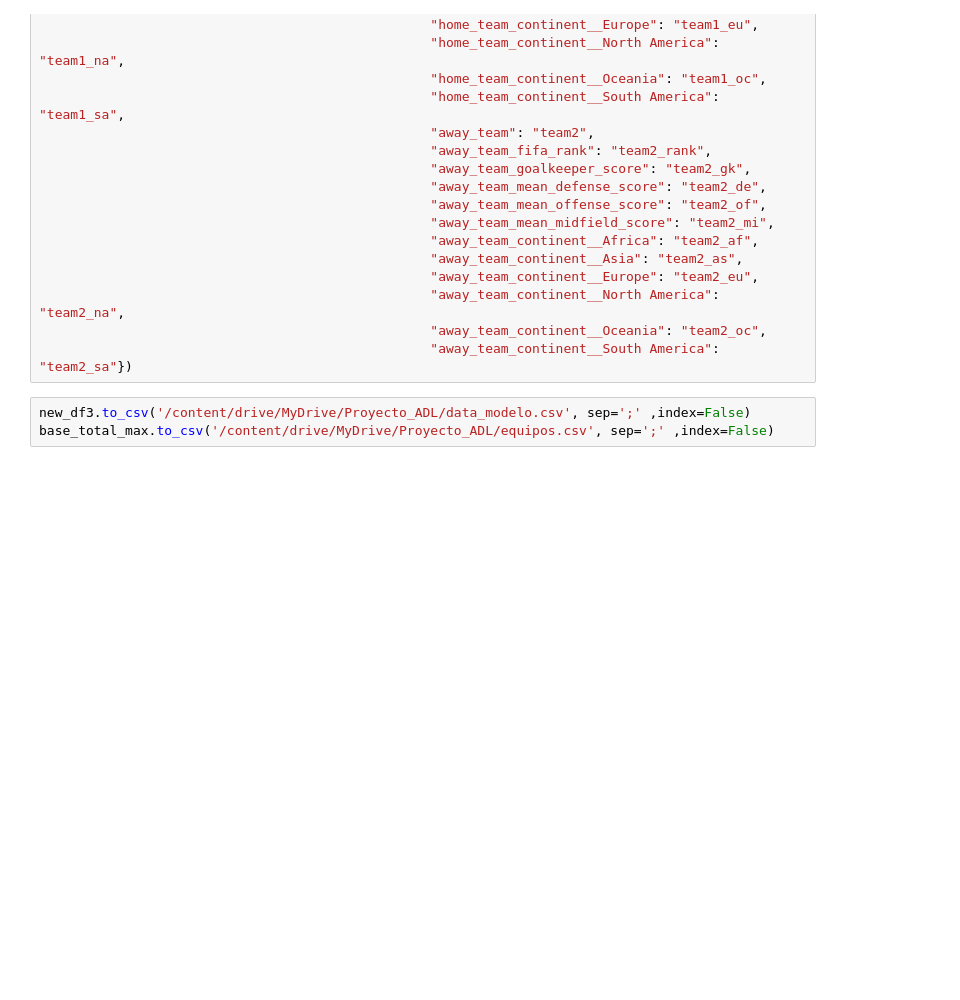
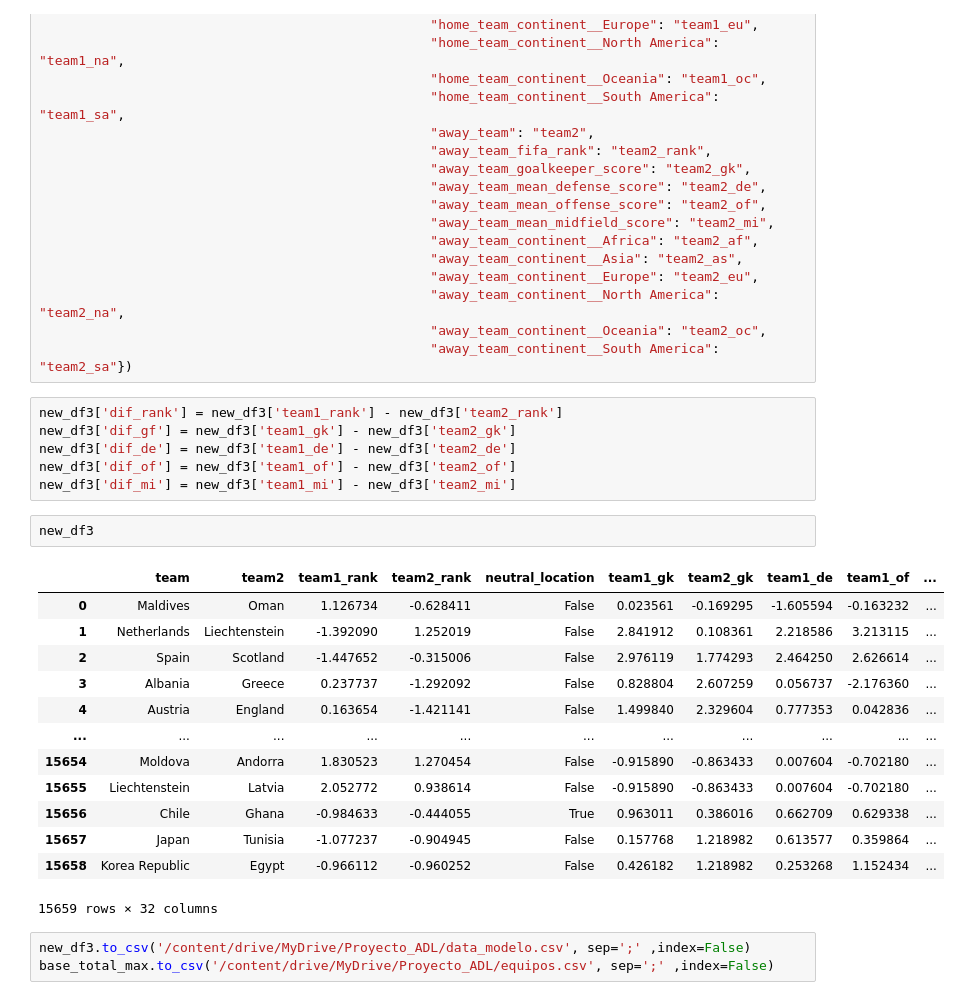
Before and after one commit to lmencisoe/ADL, a Jupyter notebook: Project/Limpieza_datos_Proj_ADL.ipynb, the cells around one changed output. Drawn from its saved outputs; the diff is of its cells as text; blank space fills up the shorter version.

```diff
--- a/Project/Limpieza_datos_Proj_ADL.ipynb
+++ b/Project/Limpieza_datos_Proj_ADL.ipynb
@@ -419,6 +308,28 @@ new_df3 = new_df3.rename(columns={"home_team": "team",
                                                   "away_team_continent__North America": "team2_na",
                                                   "away_team_continent__Oceania": "team2_oc",
                                                   "away_team_continent__South America": "team2_sa"})
+# %%
+new_df3['dif_rank'] = new_df3['team1_rank'] - new_df3['team2_rank']
+new_df3['dif_gf'] = new_df3['team1_gk'] - new_df3['team2_gk']
+new_df3['dif_de'] = new_df3['team1_de'] - new_df3['team2_de']
+new_df3['dif_of'] = new_df3['team1_of'] - new_df3['team2_of']
+new_df3['dif_mi'] = new_df3['team1_mi'] - new_df3['team2_mi']
+# %%
+new_df3
+# %% [output]
+|  | team | team2 | team1_rank | team2_rank | neutral_location | team1_gk | team2_gk | team1_de | team1_of | ... |
+| 0 | Maldives | Oman | 1.126734 | -0.628411 | False | 0.023561 | -0.169295 | -1.605594 | -0.163232 | ... |
+| 1 | Netherlands | Liechtenstein | -1.392090 | 1.252019 | False | 2.841912 | 0.108361 | 2.218586 | 3.213115 | ... |
+| 2 | Spain | Scotland | -1.447652 | -0.315006 | False | 2.976119 | 1.774293 | 2.464250 | 2.626614 | ... |
+| 3 | Albania | Greece | 0.237737 | -1.292092 | False | 0.828804 | 2.607259 | 0.056737 | -2.176360 | ... |
+| 4 | Austria | England | 0.163654 | -1.421141 | False | 1.499840 | 2.329604 | 0.777353 | 0.042836 | ... |
+| ... | ... | ... | ... | ... | ... | ... | ... | ... | ... | ... |
+| 15654 | Moldova | Andorra | 1.830523 | 1.270454 | False | -0.915890 | -0.863433 | 0.007604 | -0.702180 | ... |
+| 15655 | Liechtenstein | Latvia | 2.052772 | 0.938614 | False | -0.915890 | -0.863433 | 0.007604 | -0.702180 | ... |
+| 15656 | Chile | Ghana | -0.984633 | -0.444055 | True | 0.963011 | 0.386016 | 0.662709 | 0.629338 | ... |
+| 15657 | Japan | Tunisia | -1.077237 | -0.904945 | False | 0.157768 | 1.218982 | 0.613577 | 0.359864 | ... |
+| 15658 | Korea Republic | Egypt | -0.966112 | -0.960252 | False | 0.426182 | 1.218982 | 0.253268 | 1.152434 | ... |
+15659 rows × 32 columns
 # %%
 new_df3.to_csv('/content/drive/MyDrive/Proyecto_ADL/data_modelo.csv', sep=';' ,index=False)
 base_total_max.to_csv('/content/drive/MyDrive/Proyecto_ADL/equipos.csv', sep=';' ,index=False)
```
Also changed, not shown: parts of 8 cells of this notebook.
